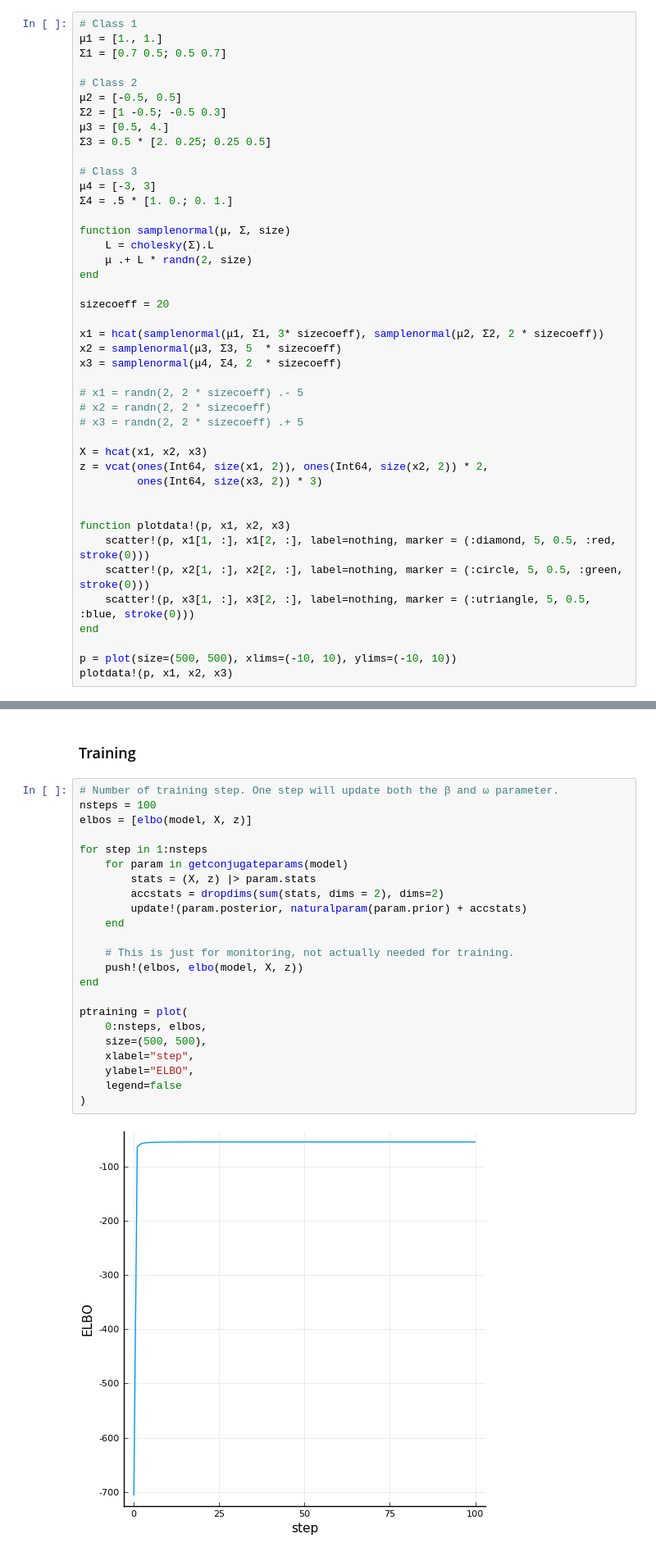
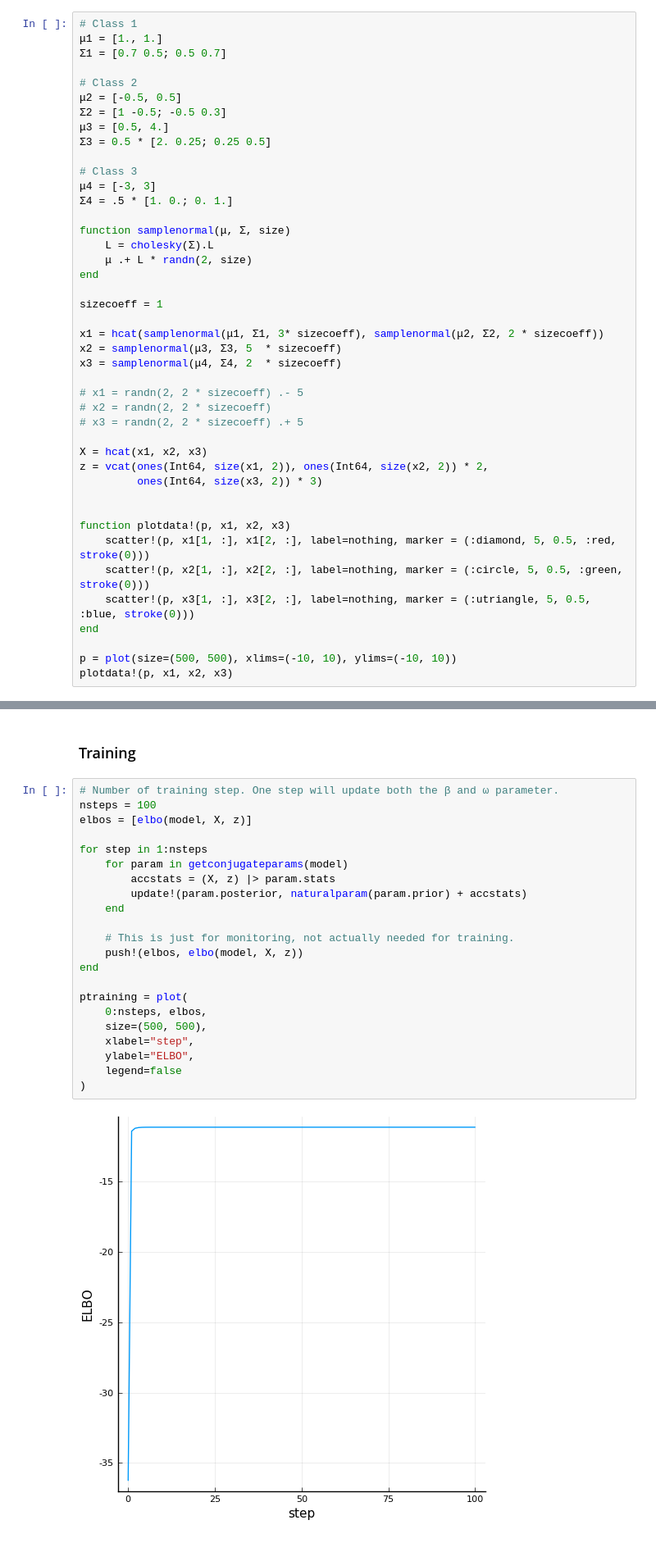
Before and after one commit to lucasondel/PGLR, a Jupyter notebook: examples/LogisticRegression.ipynb, the cells around one changed output, grey strips where cells are left out. Shown: that part at 82% size. Drawn from its saved outputs; the diff is of its cells as text.

```diff
--- a/examples/LogisticRegression.ipynb
+++ b/examples/LogisticRegression.ipynb
@@ -37,7 +37,7 @@ function samplenormal(μ, Σ, size)
     μ .+ L * randn(2, size)
 end
 
-sizecoeff = 20
+sizecoeff = 1
 
 x1 = hcat(samplenormal(μ1, Σ1, 3* sizecoeff), samplenormal(μ2, Σ2, 2 * sizecoeff))
 x2 = samplenormal(μ3, Σ3, 5  * sizecoeff)
@@ -82,28 +82,27 @@ LogisticRegression{3}(
 # %%
 # Number of training step. One step will update both the β and ω parameter.
 nsteps = 100
 elbos = [elbo(model, X, z)]
 
 for step in 1:nsteps
     for param in getconjugateparams(model)
-        stats = (X, z) |> param.stats
-        accstats = dropdims(sum(stats, dims = 2), dims=2)
+        accstats = (X, z) |> param.stats
         update!(param.posterior, naturalparam(param.prior) + accstats)
     end
 
     # This is just for monitoring, not actually needed for training.
     push!(elbos, elbo(model, X, z))
 end
 
 ptraining = plot(
     0:nsteps, elbos,
     size=(500, 500),
     xlabel="step",
     ylabel="ELBO",
     legend=false
 )
 # %% [output]
-[figure, old version]
+[figure, new version]
 # %%
 l = @layout [a b]
 ppost1 = plot(xlims = (-4, 4), ylims = (-4, 4),
```
Also changed, not shown: parts of 4 cells of this notebook, 2 other files.
